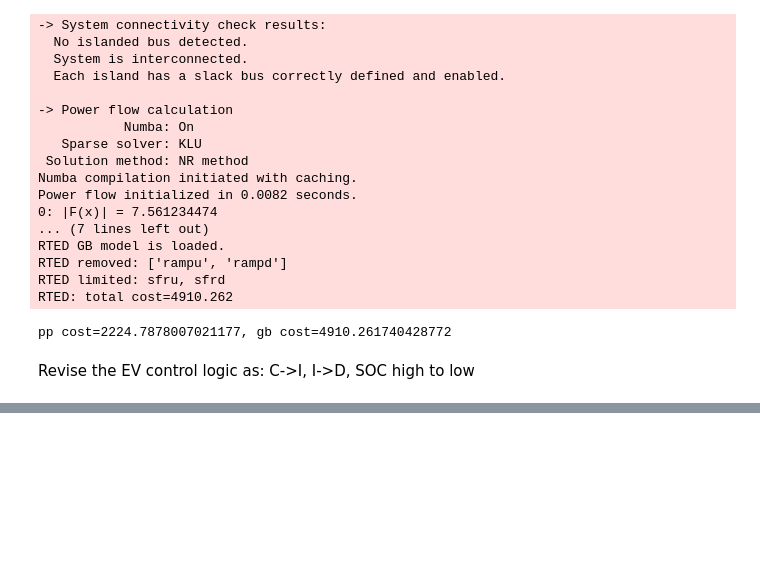
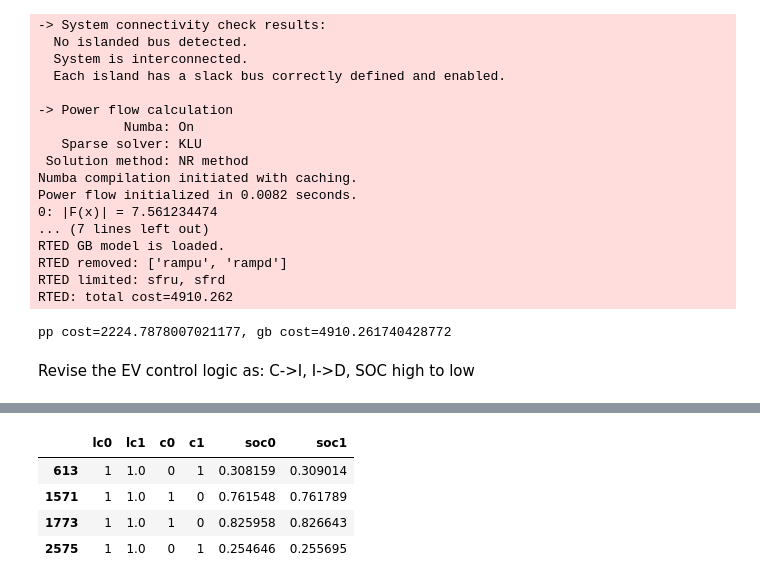
Before and after one commit to jinningwang/andes, a Jupyter notebook: jwang/notes/test_ev_ssm_tol3.ipynb, the cells around one changed output, grey strips where cells are left out. Cells and saved outputs as stored; diff of their text form; code cells hidden in the pictures; blank space fills up the shorter version.

```diff
--- a/jwang/notes/test_ev_ssm_tol3.ipynb
+++ b/jwang/notes/test_ev_ssm_tol3.ipynb
@@ -126,5 +160,21 @@ evd[evd['lc']==1][['u', 'c', 'c0', 'lc', 'na', 'nam']].head()
 
 # row index of evd0 where lc == 1
 lcrid = evd0[evd0['lc'] == 1].index
+# %%
+# compared dataframe
+evdc = pd.DataFrame()
+evdc['lc0'] = evd0['lc']
+evdc['lc1'] = evd['lc']
+evdc['c0'] = evd0['c']
+evdc['c1'] = evd['c']
+evdc['soc0'] = evd0['soc']
+evdc['soc1'] = evd['soc']
+evdc[evdc['lc0']==1][evdc['c0'] != evdc['c1']]
+# %% [output]
+|  | lc0 | lc1 | c0 | c1 | soc0 | soc1 |
+| 613 | 1 | 1.0 | 0 | 1 | 0.308159 | 0.309014 |
+| 1571 | 1 | 1.0 | 1 | 0 | 0.761548 | 0.761789 |
+| 1773 | 1 | 1.0 | 1 | 0 | 0.825958 | 0.826643 |
+| 2575 | 1 | 1.0 | 0 | 1 | 0.254646 | 0.255695 |
 # %%
 # plt.plot(sse.Perl)
```
Also changed, not shown: parts of 8 cells of this notebook, 1 other file.
